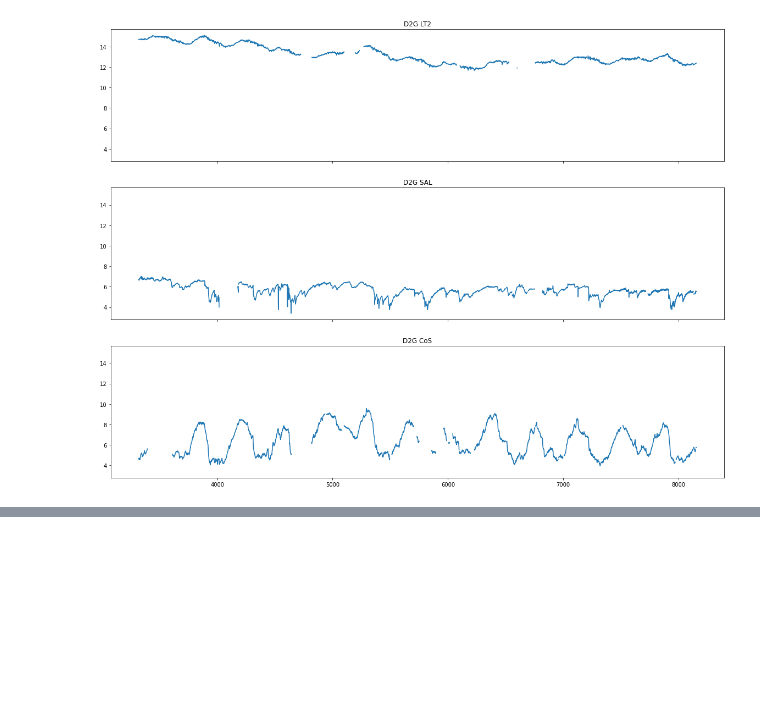
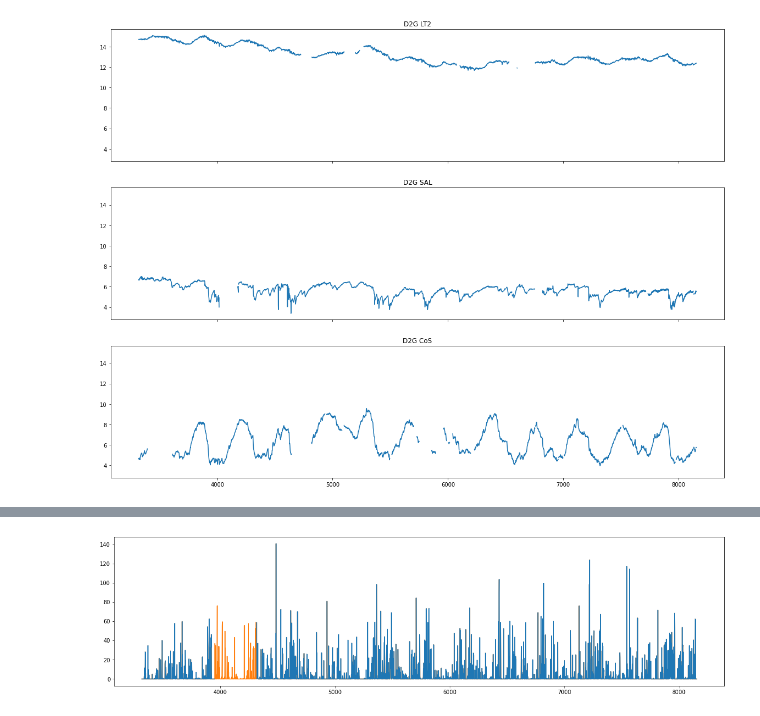
Before and after one commit to cshields143/acea_kaggle, a Jupyter notebook: notebooks/eda/aquifers.ipynb, the cells around one changed output, grey strips where cells are left out. Drawn from its saved outputs; the diff is of its cells as text; code cells hidden in the pictures; blank space fills up the shorter version.

```diff
--- a/notebooks/eda/aquifers.ipynb
+++ b/notebooks/eda/aquifers.ipynb
@@ -581,0 +621,7 @@ plt.show()
+# %%
+fig, ax = plt.subplots(1, 1, figsize=(20,5))
+ax.plot(wft['Rainfall_Piaggione'], color='C1')
+ax.plot(auser['Rainfall_Piaggione'], color='C0')
+plt.show()
+# %% [output]
+[figure, added]
```
Also changed, not shown: parts of 7 cells of this notebook, 1 other file.
